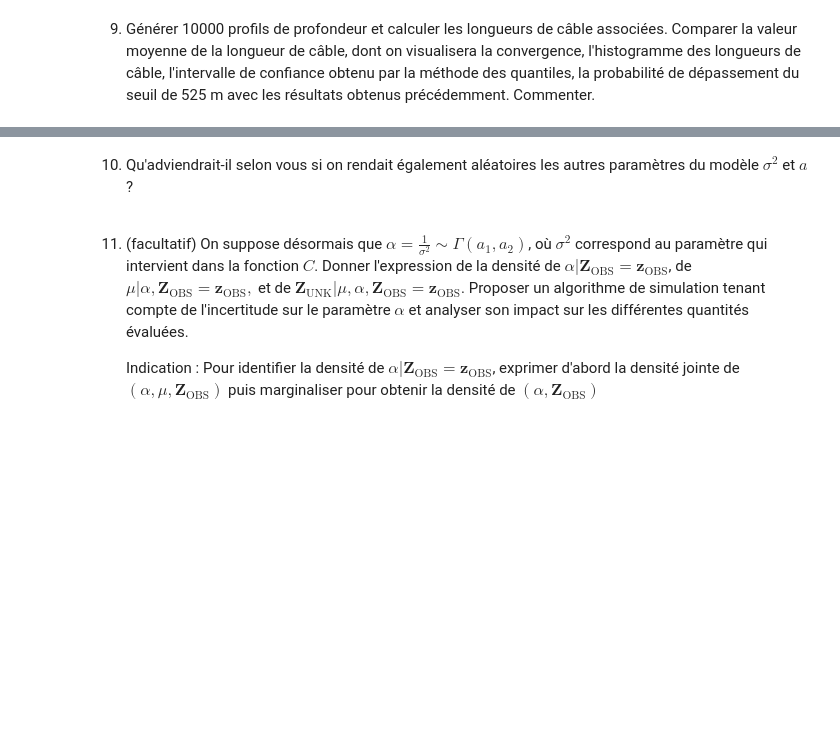
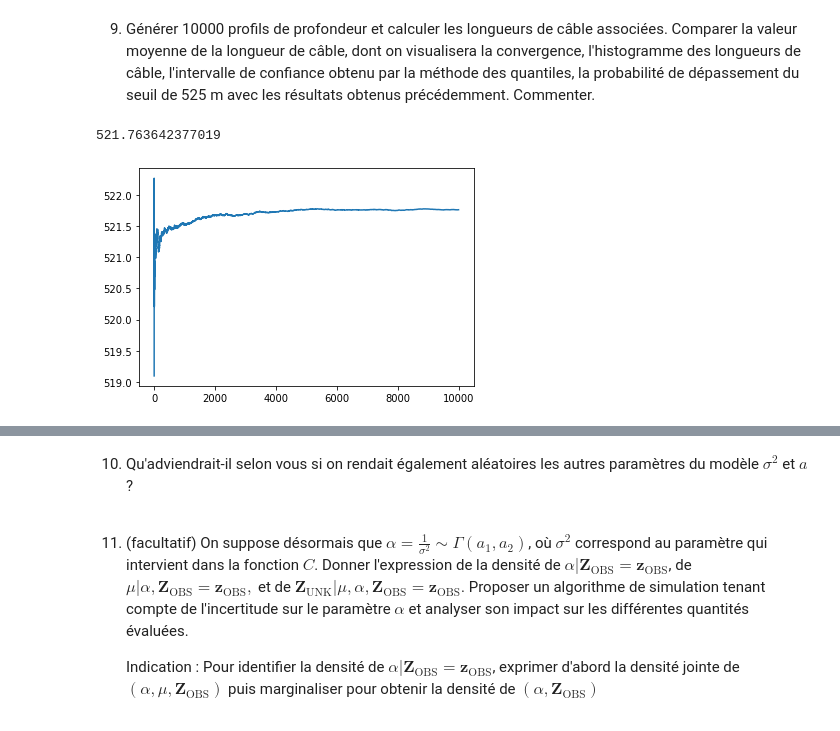
Before and after one commit to PaulineVehrle/Projet-numerique-proba, a Jupyter notebook: Projet numérique de Probabilités 2021.ipynb, the cells around one changed output, grey strips where cells are left out. Saved outputs shown, nothing was run; the diff lists cells and outputs as text; code cells hidden in the pictures; blank space fills up the shorter version.

```diff
--- a/Projet numérique de Probabilités 2021.ipynb
+++ b/Projet numérique de Probabilités 2021.ipynb
@@ -511,0 +516,10 @@ print(_)
+# %%
+np.mean(result_b)
+# %% [output]
+521.763642377019
+# %%
+indice_simu = 1+np.arange(K)
+plt.plot(indice_simu,np.cumsum(result_b)/indice_simu)
+plt.show()
+# %% [output]
+[figure, added]
```
Also changed, not shown: parts of 19 cells of this notebook.
